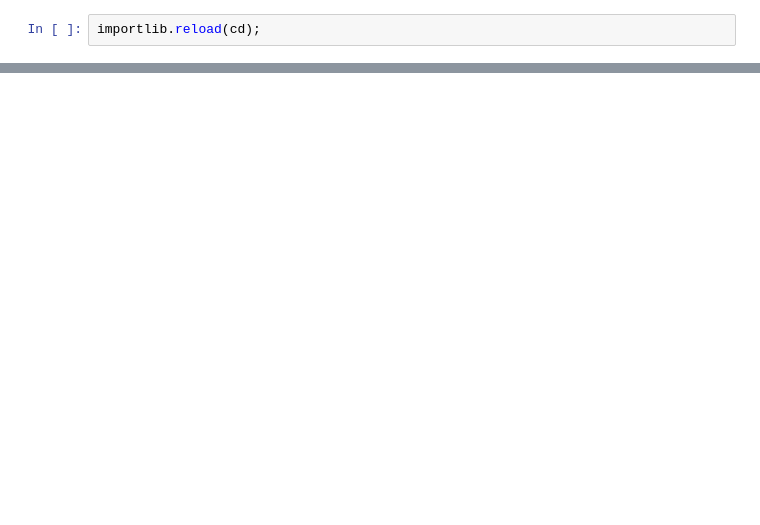
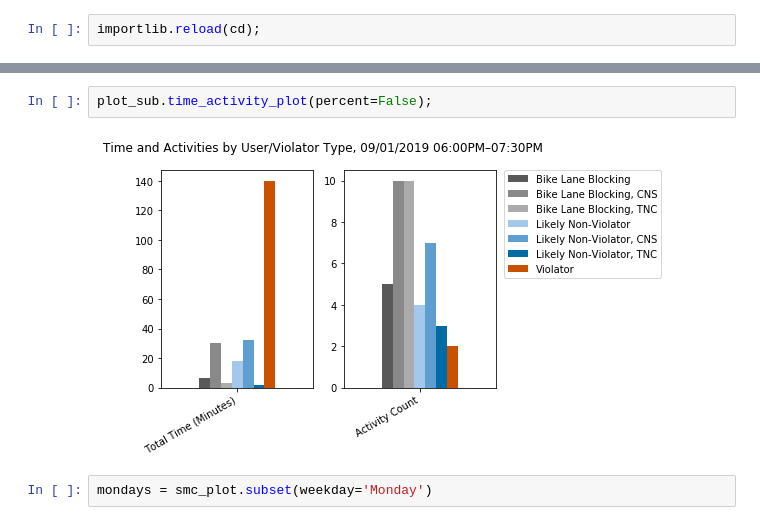
Before and after one commit to ucla-its/curb-analysis-visuals, a Jupyter notebook: SummaryStats.ipynb, the cells around one changed output, grey strips where cells are left out. Cells and saved outputs as stored; diff of their text form; blank space fills up the shorter version.

```diff
--- a/SummaryStats.ipynb
+++ b/SummaryStats.ipynb
@@ -80,0 +114,6 @@ times.blockers_exceed_viol()
+# %%
+plot_sub.time_activity_plot(percent=False);
+# %% [output]
+[figure, added]
+# %%
+mondays = smc_plot.subset(weekday='Monday')
```
Also changed, not shown: parts of 25 cells of this notebook, 6 other files.
